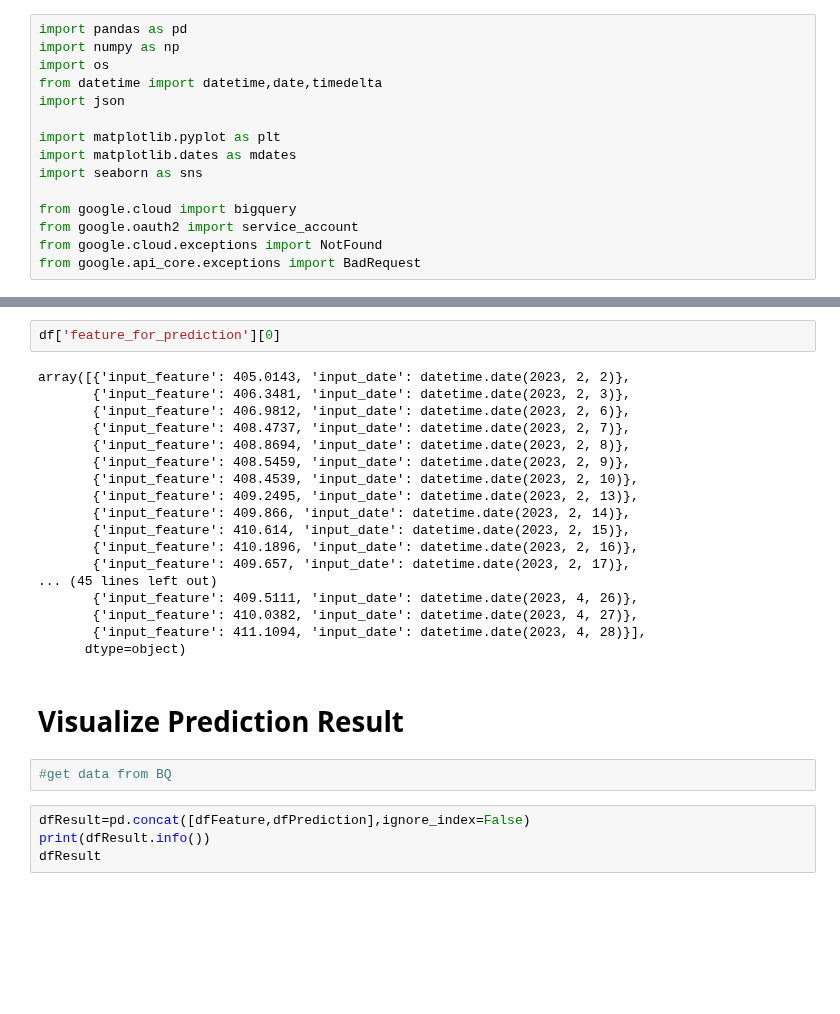
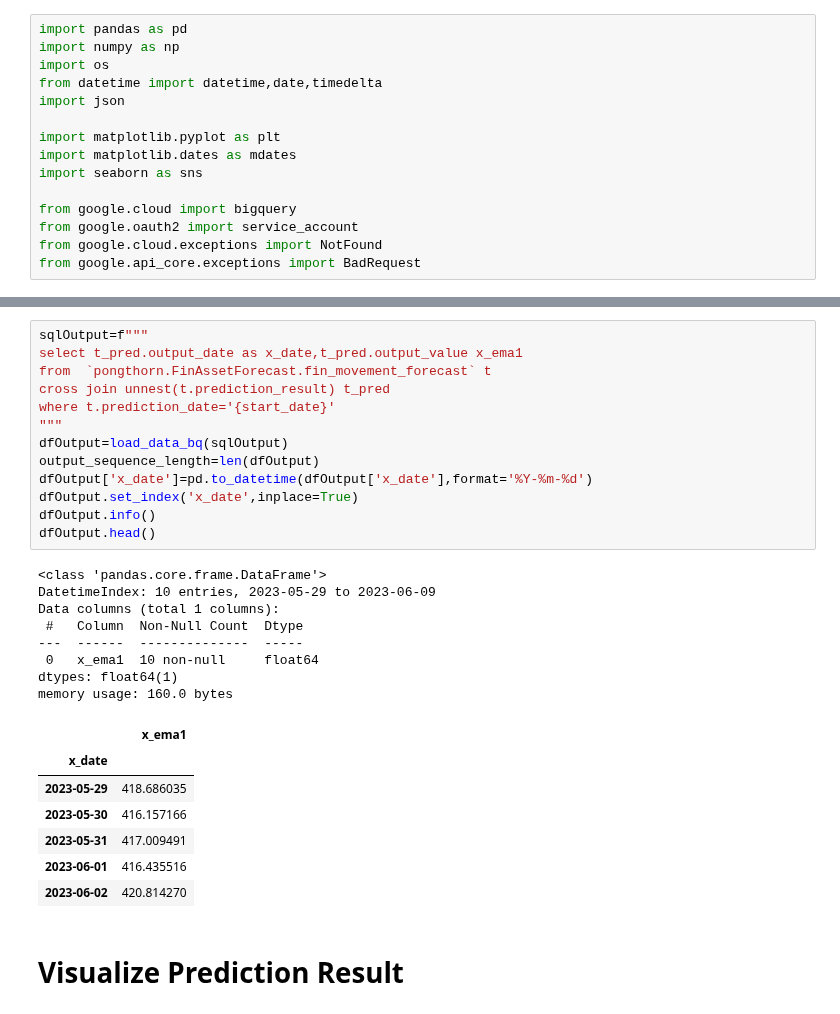
Before and after one commit to technqvi/TimeSeriesML-FinMarket, a Jupyter notebook: forecast-asset/visualize_forecast_ts.ipynb, the cells around one changed output, grey strips where cells are left out. Cells and saved outputs as stored; diff of their text form; blank space fills up the shorter version.

```diff
--- a/forecast-asset/visualize_forecast_ts.ipynb
+++ b/forecast-asset/visualize_forecast_ts.ipynb
@@ -82,31 +89,34 @@ array([{'output_value': 413.9063415527, 'output_date': datetime.date(2023, 5, 1)
 # %%
-df['feature_for_prediction'][0]
+sqlOutput=f"""
+select t_pred.output_date as x_date,t_pred.output_value x_ema1
+from  `pongthorn.FinAssetForecast.fin_movement_forecast` t
+cross join unnest(t.prediction_result) t_pred
+where t.prediction_date='{start_date}'
+"""
+dfOutput=load_data_bq(sqlOutput)
+output_sequence_length=len(dfOutput)
+dfOutput['x_date']=pd.to_datetime(dfOutput['x_date'],format='%Y-%m-%d')
+dfOutput.set_index('x_date',inplace=True)
+dfOutput.info()
+dfOutput.head()
 # %% [output]
-array([{'input_feature': 405.0143, 'input_date': datetime.date(2023, 2, 2)},
-       {'input_feature': 406.3481, 'input_date': datetime.date(2023, 2, 3)},
-       {'input_feature': 406.9812, 'input_date': datetime.date(2023, 2, 6)},
-       {'input_feature': 408.4737, 'input_date': datetime.date(2023, 2, 7)},
-       {'input_feature': 408.8694, 'input_date': datetime.date(2023, 2, 8)},
-       {'input_feature': 408.5459, 'input_date': datetime.date(2023, 2, 9)},
-       {'input_feature': 408.4539, 'input_date': datetime.date(2023, 2, 10)},
-       {'input_feature': 409.2495, 'input_date': datetime.date(2023, 2, 13)},
-       {'input_feature': 409.866, 'input_date': datetime.date(2023, 2, 14)},
-       {'input_feature': 410.614, 'input_date': datetime.date(2023, 2, 15)},
-       {'input_feature': 410.1896, 'input_date': datetime.date(2023, 2, 16)},
-       {'input_feature': 409.657, 'input_date': datetime.date(2023, 2, 17)},
-... (45 lines left out)
-       {'input_feature': 409.5111, 'input_date': datetime.date(2023, 4, 26)},
-       {'input_feature': 410.0382, 'input_date': datetime.date(2023, 4, 27)},
-       {'input_feature': 411.1094, 'input_date': datetime.date(2023, 4, 28)}],
-      dtype=object)
+<class 'pandas.core.frame.DataFrame'>
+DatetimeIndex: 10 entries, 2023-05-29 to 2023-06-09
+Data columns (total 1 columns):
+ #   Column  Non-Null Count  Dtype
+---  ------  --------------  -----
+ 0   x_ema1  10 non-null     float64
+dtypes: float64(1)
+memory usage: 160.0 bytes
+|  | x_ema1 |
+| x_date |  |
+| 2023-05-29 | 418.686035 |
+| 2023-05-30 | 416.157166 |
+| 2023-05-31 | 417.009491 |
+| 2023-06-01 | 416.435516 |
+| 2023-06-02 | 420.814270 |
 # %% [markdown]
 # Visualize Prediction Result
-# %%
-#get data from BQ
-# %%
-dfResult=pd.concat([dfFeature,dfPrediction],ignore_index=False)
-print(dfResult.info())
-dfResult
 # %%
 fig, ax = plt.subplots(figsize=(10, 5))
 plt.title(f"{AssetName} - {input_sequence_length} days ago to predict next {output_sequence_length} days", fontsize=12)
```
Also changed, not shown: parts of 6 cells of this notebook, 3 other files.
